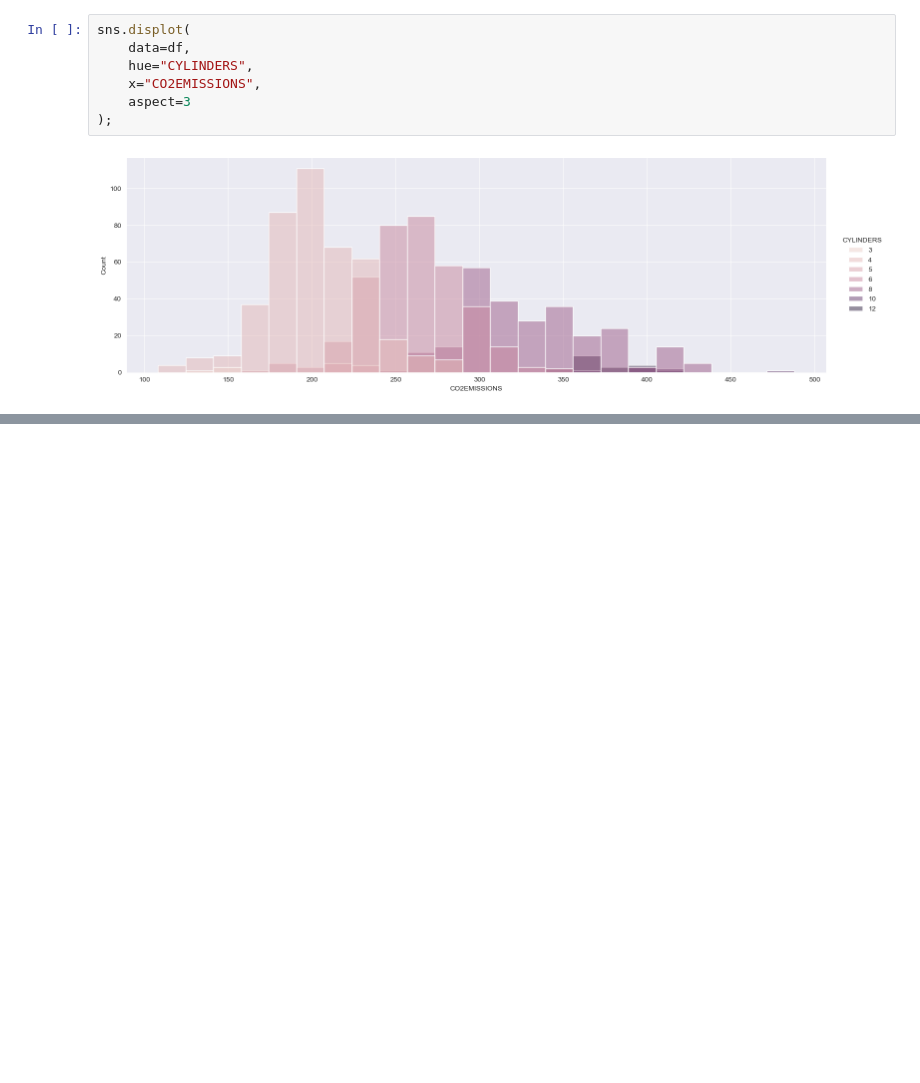
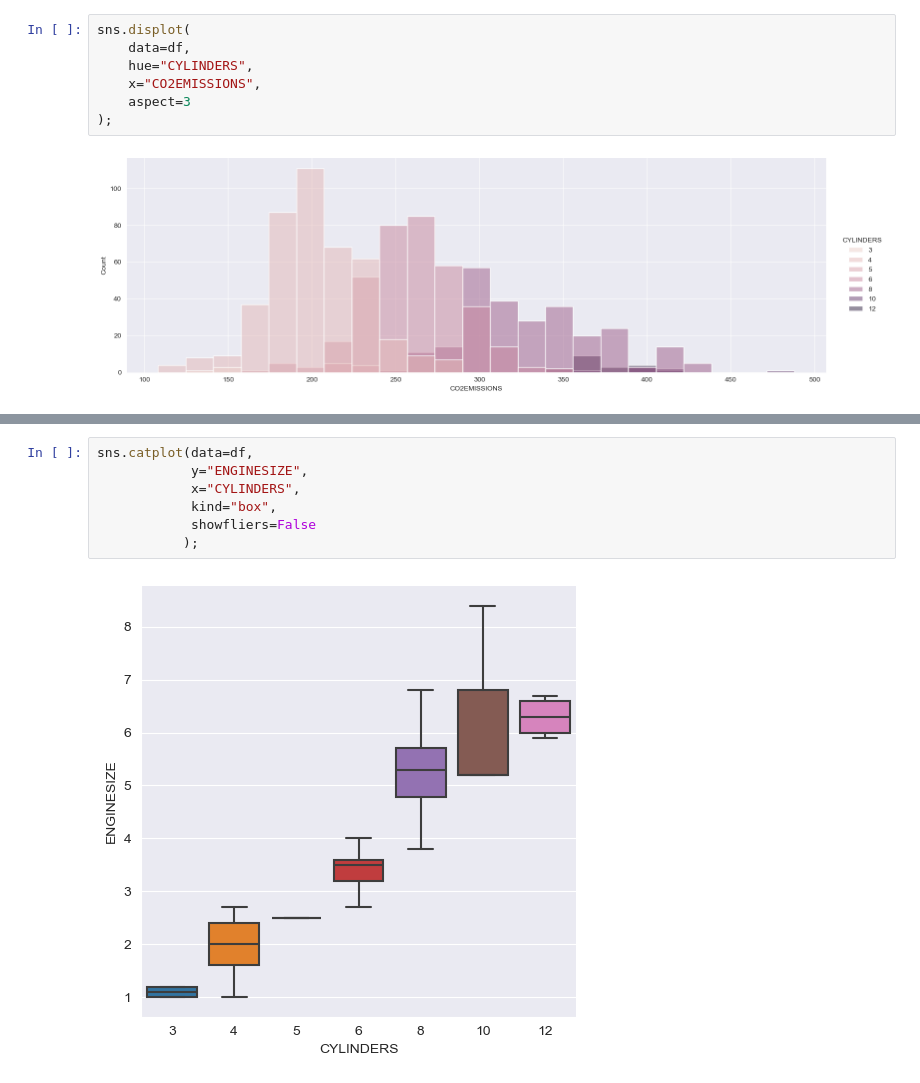
Before and after one commit to MohammadNainy/Visual, a Jupyter notebook: Seaborn.ipynb, the cells around one changed output, grey strips where cells are left out. Cells and saved outputs as stored; diff of their text form; blank space fills up the shorter version.

```diff
--- a/Seaborn.ipynb
+++ b/Seaborn.ipynb
@@ -128,0 +176,9 @@ sns.displot(
+# %%
+sns.catplot(data=df,
+            y="ENGINESIZE",
+            x="CYLINDERS",
+            kind="box",
+            showfliers=False
+           );
+# %% [output]
+[figure, added]
```
Also changed, not shown: parts of 21 cells of this notebook, 1 other file.
